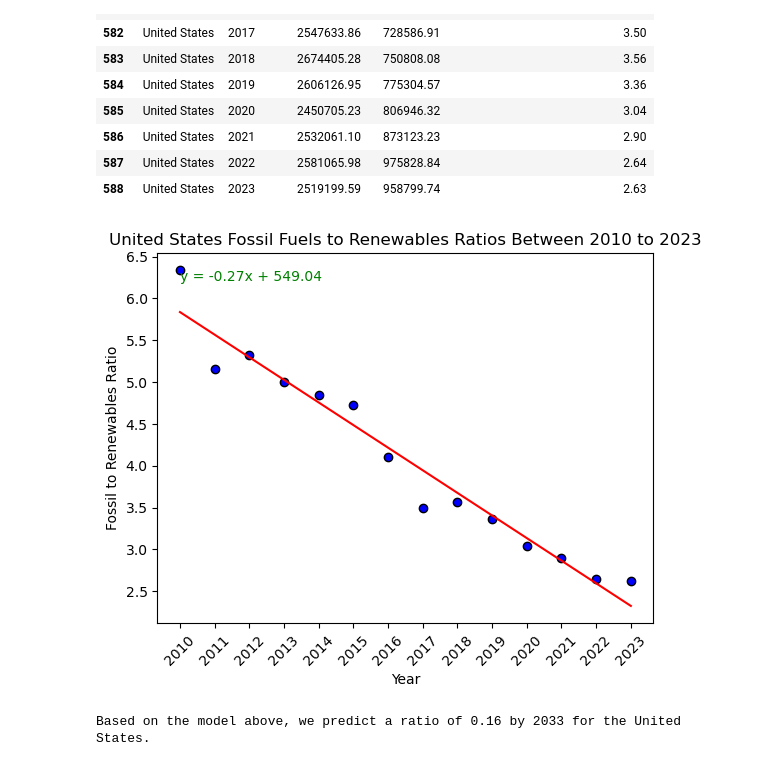
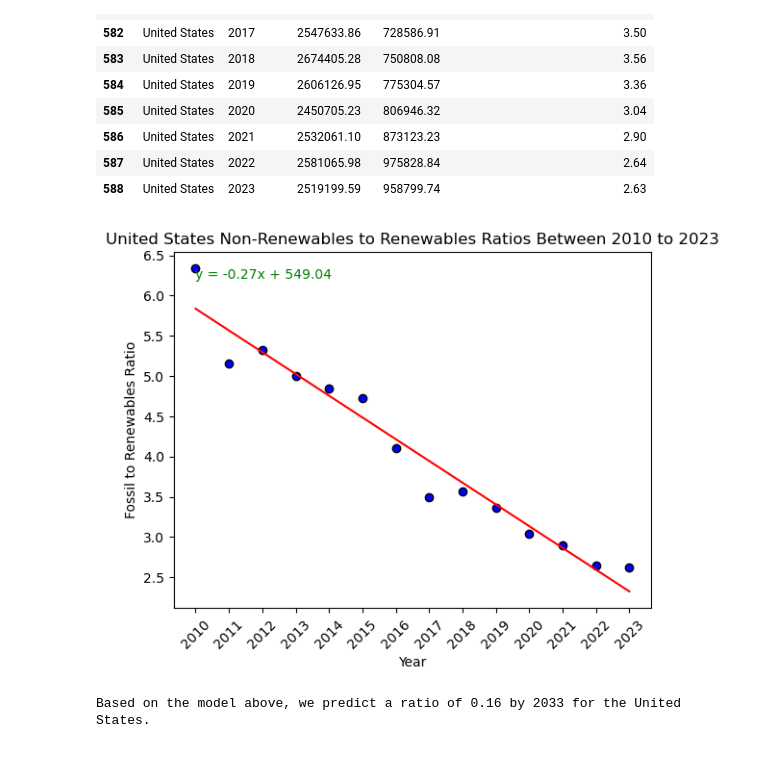
Before and after one commit to bburwinkel0721/Electric-Production, a Jupyter notebook: electricity_anaylsis.ipynb, the cells around one changed output. Cells and saved outputs as stored; diff of their text form; code cells hidden in the pictures.

Commit message:
Changes some titles to say non-renewables instead of fossil fuels

```diff
--- a/electricity_anaylsis.ipynb
+++ b/electricity_anaylsis.ipynb
@@ -689,35 +689,35 @@ See the caveats in the documentation: https://pandas.pydata.org/pandas-docs/stab
 # %%
 # set x and y values
 x_values = us_df['Year']
 y_values = us_df['Non-Renewable to Renewable Ratio']
 
 # Create scatter plot
 fig, ax = plt.subplots()
 ax.scatter(x_values, y_values, color = 'blue', edgecolors= 'black')
 
 # Add linear regression to scatterplot
 (slope, intercept, rvalue, pvalue, stderr) = stats.linregress(x_values, y_values)
 regression_line = x_values * slope + intercept
 
 ax.plot(x_values, regression_line, color='red', label='Linear Regression')
 equation = f'y = {slope:.2f}x + {intercept:.2f}'
 
 plt.text(x_values.iloc[0], y_values.iloc[0], equation, fontsize=10, color='green', ha = 'left', va = 'top')
 
 # Add labels/title
 ax.set_xlabel('Year')
 ax.set_ylabel('Fossil to Renewables Ratio')
-ax.set_title("United States Fossil Fuels to Renewables Ratios Between 2010 to 2023")
+ax.set_title("United States Non-Renewables to Renewables Ratios Between 2010 to 2023")
 ax.set_xticks(ticks=x_values,labels=x_values,rotation=45)
 
 # Save image to output folder
 fig.savefig('./output_data/future_ratio_us.png')
 
 
 # Show Graph
 plt.show()
 # %% [output]
-[figure, old version]
+[figure, new version]
 # %%
 # Using the equation for the line, predict what the ratio will be in 10 years (2023)
 future_ratio = -0.27 * 2033 + 549.07
```
Also changed, not shown: parts of 2 cells of this notebook, 3 other files.
